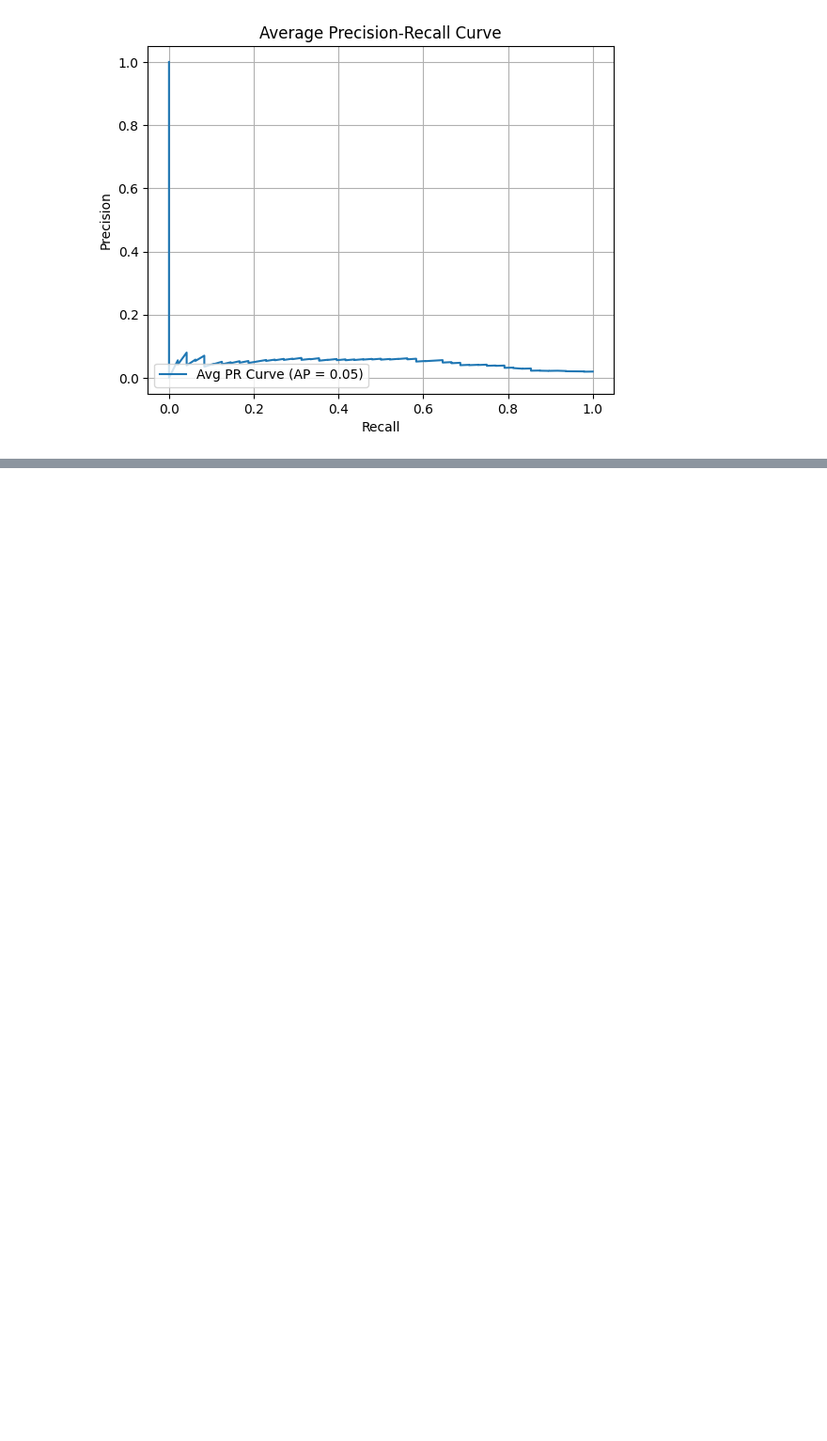
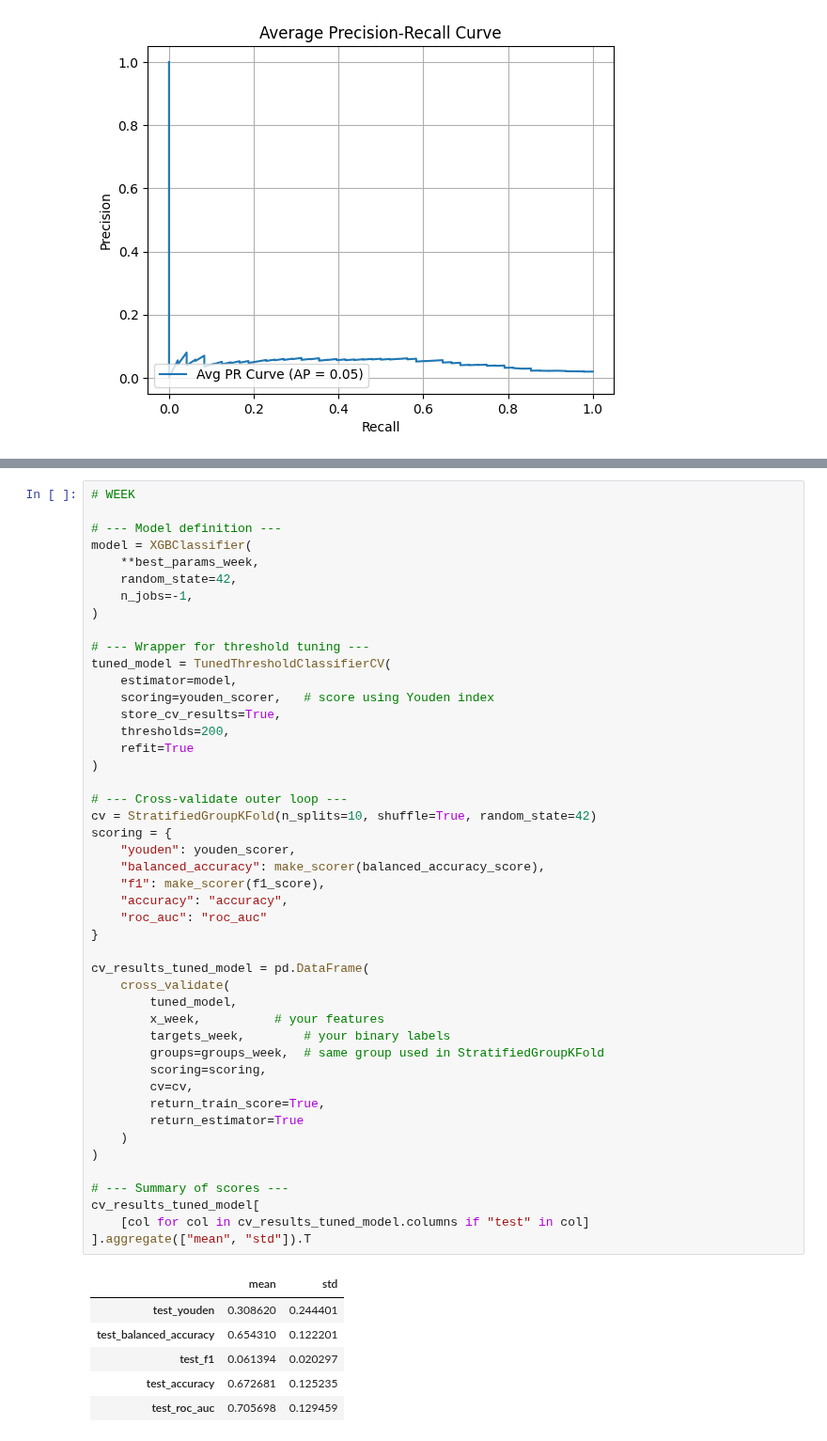
Before and after one commit to jhdaws/mhealth_classification, a Jupyter notebook: rf_xgboost/xgboost_final.ipynb, the cells around one changed output, grey strips where cells are left out. Shown at 94% size. Saved outputs shown, nothing was run; the diff lists cells and outputs as text; blank space fills up the shorter version.

```diff
--- a/rf_xgboost/xgboost_final.ipynb
+++ b/rf_xgboost/xgboost_final.ipynb
@@ -784,0 +858,53 @@ plt.show()
+# %%
+# WEEK
+
+# --- Model definition ---
+model = XGBClassifier(
+    **best_params_week,
+    random_state=42,
+    n_jobs=-1,
+)
+
+# --- Wrapper for threshold tuning ---
+tuned_model = TunedThresholdClassifierCV(
+    estimator=model,
+    scoring=youden_scorer,   # score using Youden index
+    store_cv_results=True,
+    thresholds=200,
+    refit=True
+)
+
+# --- Cross-validate outer loop ---
+cv = StratifiedGroupKFold(n_splits=10, shuffle=True, random_state=42)
+scoring = {
+    "youden": youden_scorer,
+    "balanced_accuracy": make_scorer(balanced_accuracy_score),
+    "f1": make_scorer(f1_score),
+    "accuracy": "accuracy",
+    "roc_auc": "roc_auc"
+}
+
+cv_results_tuned_model = pd.DataFrame(
+    cross_validate(
+        tuned_model,
+        x_week,          # your features
+        targets_week,        # your binary labels
+        groups=groups_week,  # same group used in StratifiedGroupKFold
+        scoring=scoring,
+        cv=cv,
+        return_train_score=True,
+        return_estimator=True
+    )
+)
+
+# --- Summary of scores ---
+cv_results_tuned_model[
+    [col for col in cv_results_tuned_model.columns if "test" in col]
+].aggregate(["mean", "std"]).T
+# %% [output]
+|  | mean | std |
+| test_youden | 0.308620 | 0.244401 |
+| test_balanced_accuracy | 0.654310 | 0.122201 |
+| test_f1 | 0.061394 | 0.020297 |
+| test_accuracy | 0.672681 | 0.125235 |
+| test_roc_auc | 0.705698 | 0.129459 |
```
Also changed, not shown: parts of 18 cells of this notebook.
